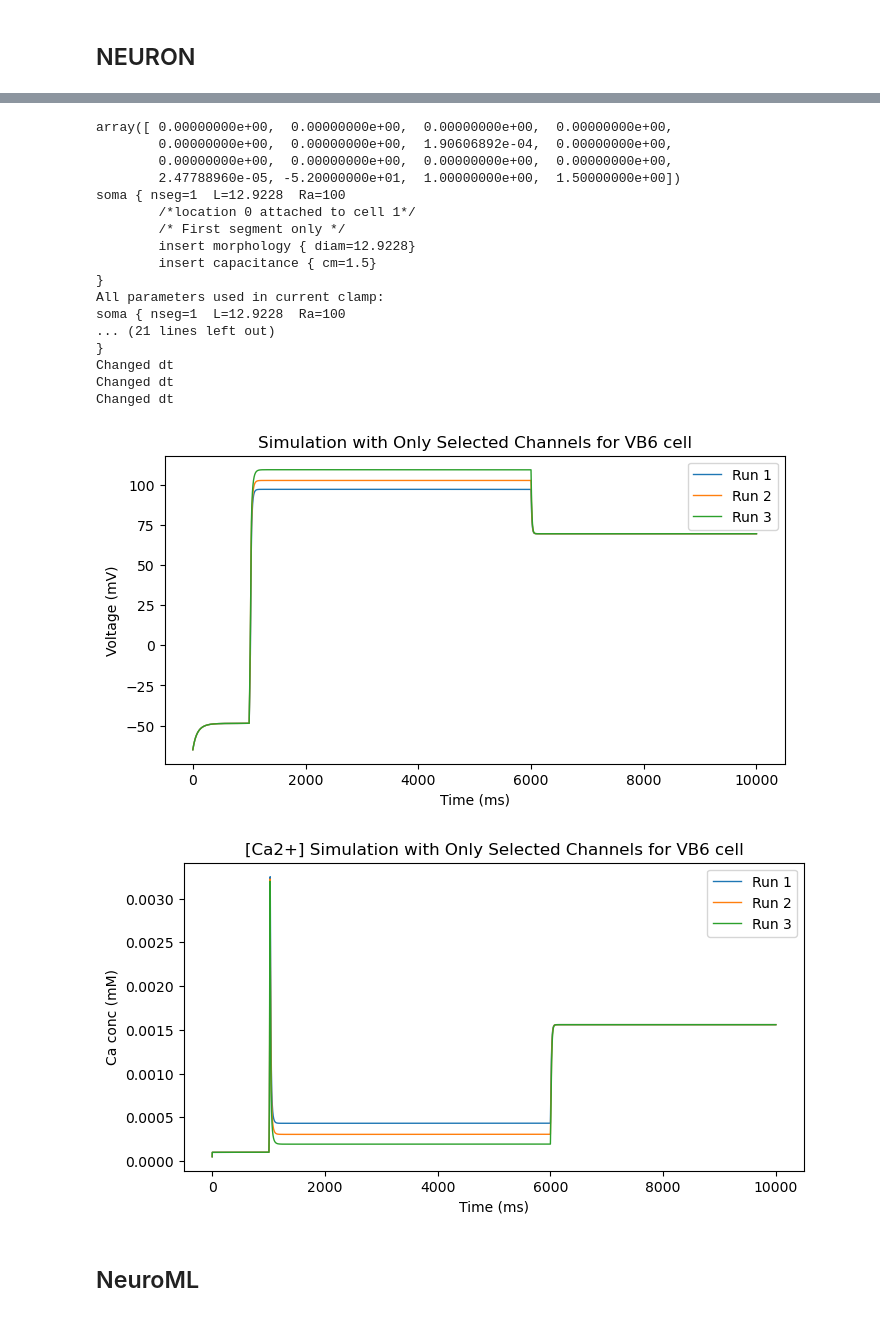
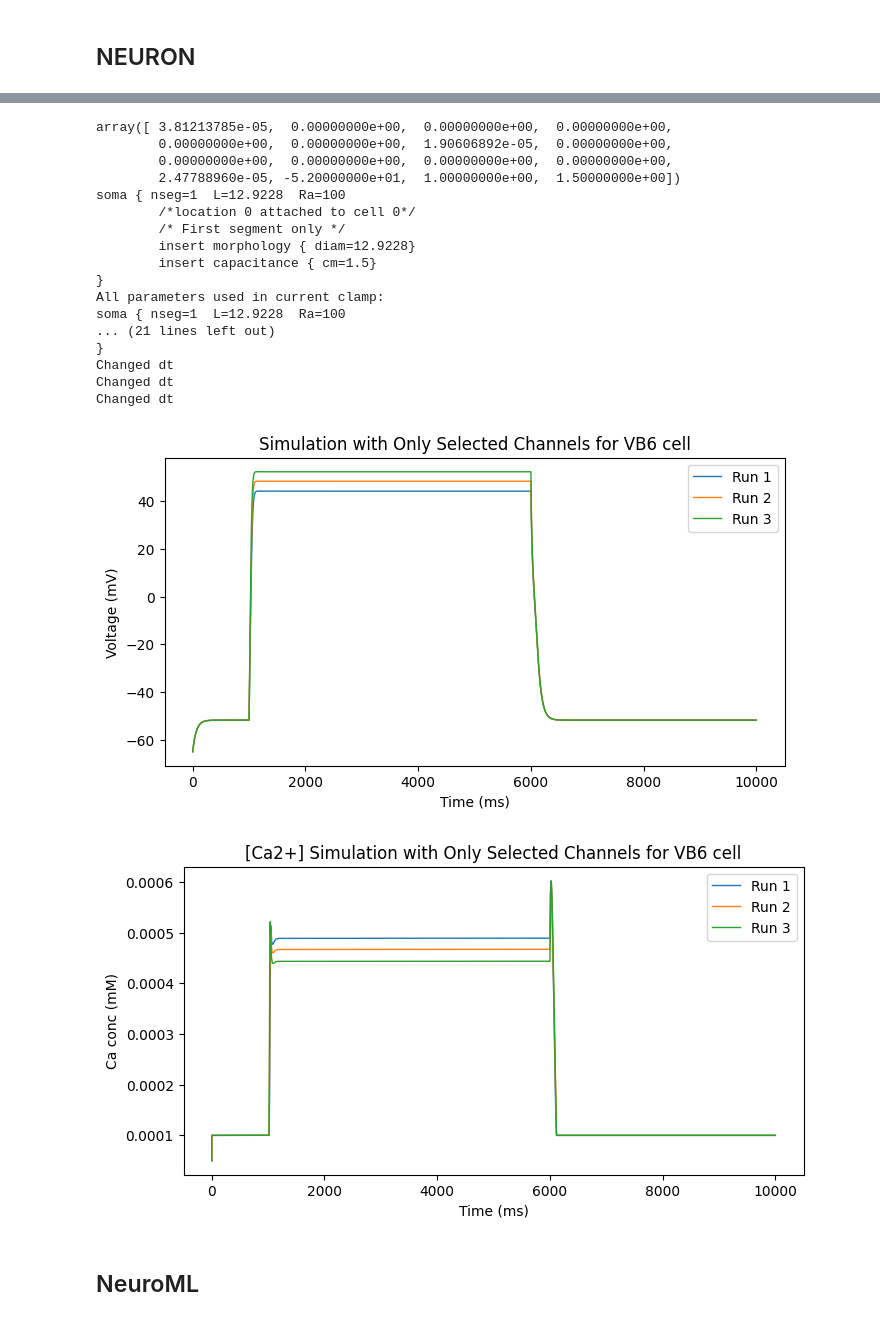
Before and after one commit to openworm/NicolettiEtAl2024_MN_IN, a Jupyter notebook: NeuroML/VB6_comparison.ipynb, the cells around one changed output, grey strips where cells are left out. Saved outputs shown, nothing was run; the diff lists cells and outputs as text; code cells hidden in the pictures.

Commit message:
More tests on VB6 cell

```diff
--- a/NeuroML/VB6_comparison.ipynb
+++ b/NeuroML/VB6_comparison.ipynb
@@ -21,13 +23,13 @@ surf=524.64e-8
 # conductances: slo1EGL19,SLO2egl19,SLO2ISO,egl19,unc2,cca1,IRK,shk1mix,nca,leak,eleak,c2,cm
 g0=[0.2,1.75,1,1,1,2,0.1,0.1,0,1,0.4,0.03,0.13,-52,1,1.5]
 # leak + egl19
-g0=[0.0, # slo1EGL19 = 0.2 NOT WORKING
+g0=[0.2, # slo1EGL19 = 0.2 NOT WORKING
     0.0, # slo2EGL19 = 1.75 NOT WORKING
     0.0, # slo1unc2 = 1    NOT WORKING
     0.0,   # slo2unc2 = 1   NOT DONE
     0.0, # slo1iso  = 1  DONE
     0.0, # slo2iso = 2   DONE
-    1, # egl19 = 0.1   DONE
+    0.1, # egl19 = 0.1   DONE
     0.0, # unc2 = 0.1   DONE
     0.0, # cca1 = 0    DONE
     0.0, # IRK = 1    DONE
@@ -61,38 +63,38 @@ for i in range(len(v)):
     plt.plot(time1[i], v[i], label=f'Run {i + 1}', linewidth=1)
 plt.title('Simulation with Only Selected Channels for VB6 cell')
 plt.xlabel('Time (ms)')
 plt.ylabel('Voltage (mV)')
 plt.legend()
 plt.figure(figsize=(8, 4))
 
 for i in range(len(ca)):
     plt.plot(time1[i], ca[i], label=f'Run {i + 1}', linewidth=1)
 plt.title('[Ca2+] Simulation with Only Selected Channels for VB6 cell')
 plt.xlabel('Time (ms)')
 plt.ylabel('Ca conc (mM)')
 plt.legend()
 
 plt.show()
 # %% [output]
-array([ 0.00000000e+00,  0.00000000e+00,  0.00000000e+00,  0.00000000e+00,
-        0.00000000e+00,  0.00000000e+00,  1.90606892e-04,  0.00000000e+00,
+array([ 3.81213785e-05,  0.00000000e+00,  0.00000000e+00,  0.00000000e+00,
+        0.00000000e+00,  0.00000000e+00,  1.90606892e-05,  0.00000000e+00,
         0.00000000e+00,  0.00000000e+00,  0.00000000e+00,  0.00000000e+00,
         2.47788960e-05, -5.20000000e+01,  1.00000000e+00,  1.50000000e+00])
 soma { nseg=1  L=12.9228  Ra=100
-        /*location 0 attached to cell 1*/
+        /*location 0 attached to cell 0*/
         /* First segment only */
         insert morphology { diam=12.9228}
         insert capacitance { cm=1.5}
 }
 All parameters used in current clamp:
 soma { nseg=1  L=12.9228  Ra=100
 ... (21 lines left out)
 }
 Changed dt
 Changed dt
 Changed dt
-[figure, old version]
+[figure, new version]
-[figure, old version]
+[figure, new version]
 # %% [markdown]
 ## NeuroML
 # %%
```
Also changed, not shown: parts of 3 cells of this notebook, 2 other files.
